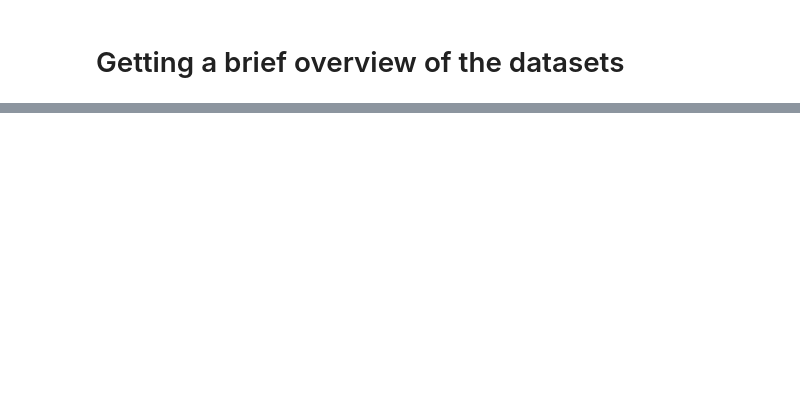
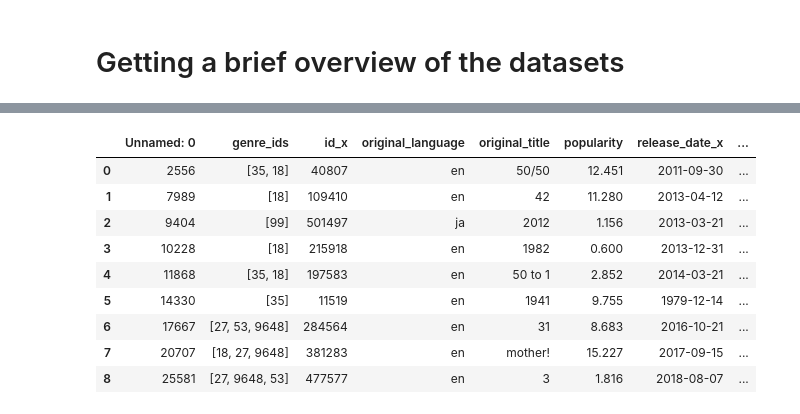
Before and after one commit to Husky-69/Group_8_phase_2_project, a Jupyter notebook: Group8_Endphase2_Project.ipynb, the cells around one changed output, grey strips where cells are left out. Drawn from its saved outputs; the diff is of its cells as text; code cells hidden in the pictures; blank space fills up the shorter version.

```diff
--- a/Group8_Endphase2_Project.ipynb
+++ b/Group8_Endphase2_Project.ipynb
@@ -77,0 +241,4 @@ pd.read_sql("""SELECT *
+# %%
+# Cleaning the movie tittles to make sure there are no spaces and lowercases
+tmdb_movies['title'] = tmdb_movies['title'].str.strip().str.lower()
+tmdb_movies['title']
@@ -77,0 +258,15 @@ pd.read_sql("""SELECT *
+# %%
+# Merge on title
+merged = pd.merge(tmdb_movies, tn_movie_budgets, left_on='title', right_on='movie', how='inner')
+merged
+# %% [output]
+|  | Unnamed: 0 | genre_ids | id_x | original_language | original_title | popularity | release_date_x | ... |
+| 0 | 2556 | [35, 18] | 40807 | en | 50/50 | 12.451 | 2011-09-30 | ... |
+| 1 | 7989 | [18] | 109410 | en | 42 | 11.280 | 2013-04-12 | ... |
+| 2 | 9404 | [99] | 501497 | ja | 2012 | 1.156 | 2013-03-21 | ... |
+| 3 | 10228 | [18] | 215918 | en | 1982 | 0.600 | 2013-12-31 | ... |
+| 4 | 11868 | [35, 18] | 197583 | en | 50 to 1 | 2.852 | 2014-03-21 | ... |
+| 5 | 14330 | [35] | 11519 | en | 1941 | 9.755 | 1979-12-14 | ... |
+| 6 | 17667 | [27, 53, 9648] | 284564 | en | 31 | 8.683 | 2016-10-21 | ... |
+| 7 | 20707 | [18, 27, 9648] | 381283 | en | mother! | 15.227 | 2017-09-15 | ... |
+| 8 | 25581 | [27, 9648, 53] | 477577 | en | 3 | 1.816 | 2018-08-07 | ... |
```
Also changed, not shown: parts of 17 cells of this notebook.
